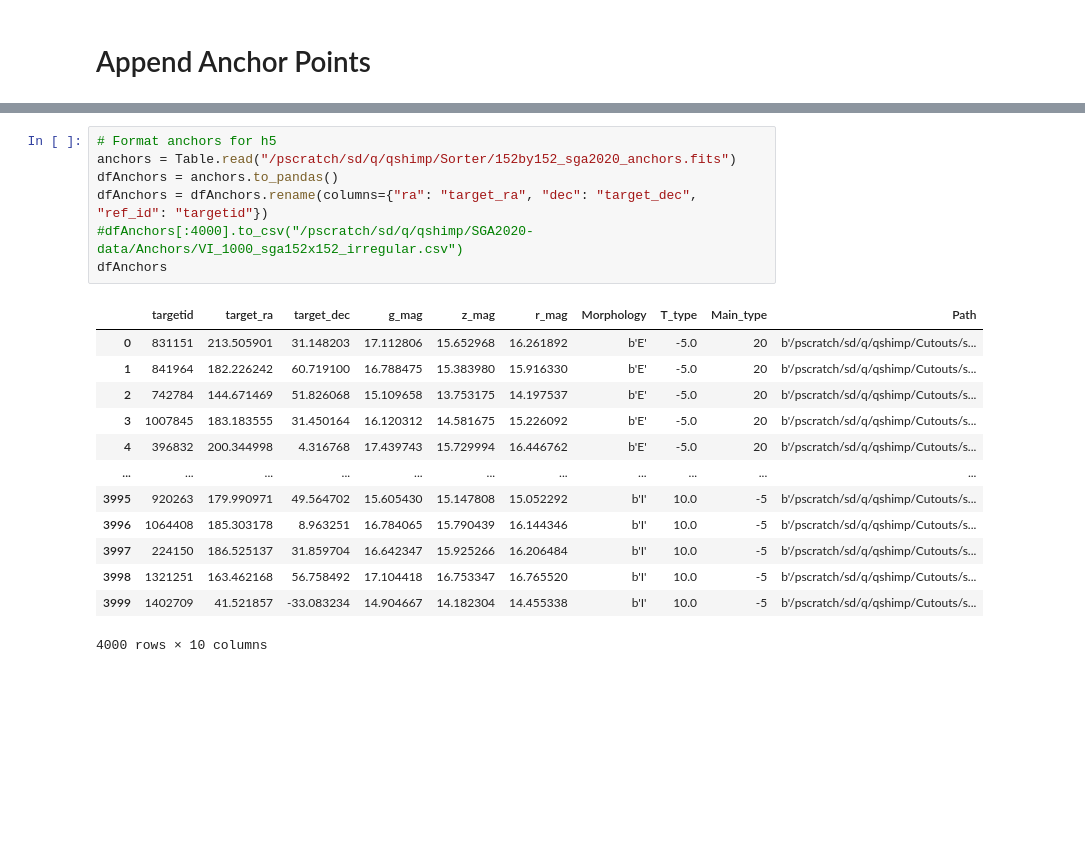
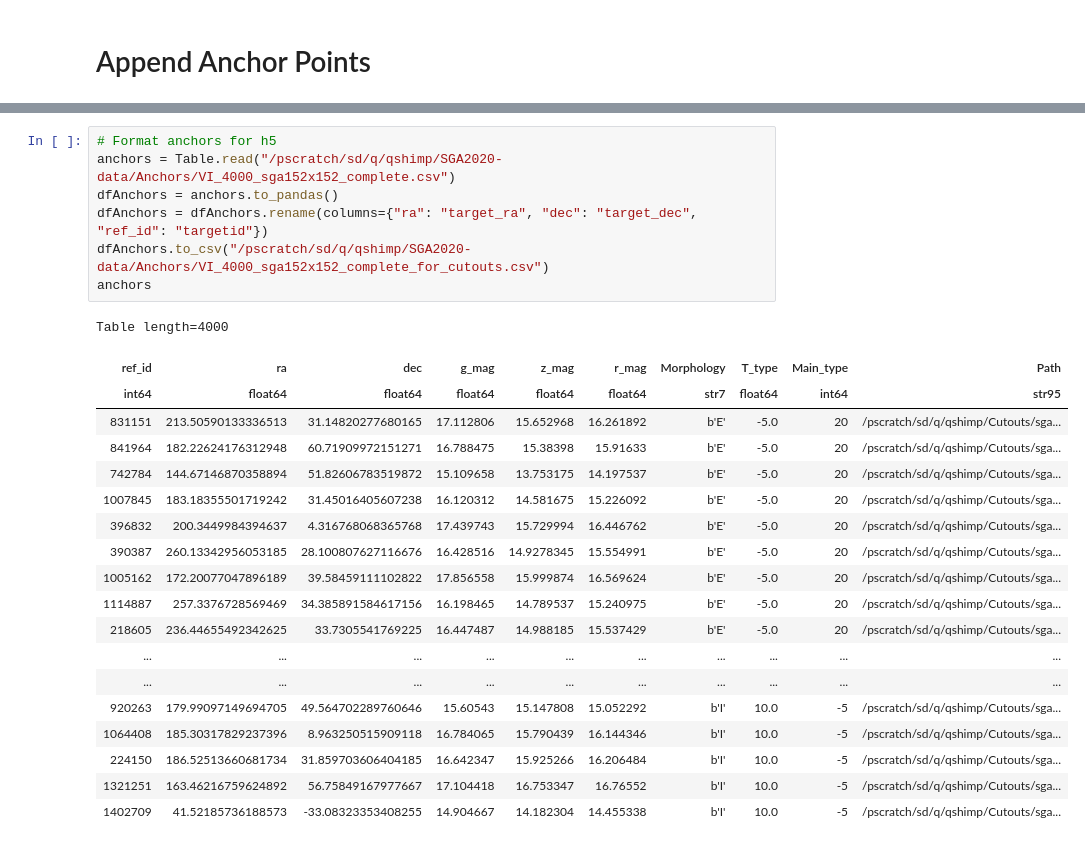
Before and after one commit to DESI-UR/morphology_classification, a Jupyter notebook: SGA/SGA_Cutouts.ipynb, the cells around one changed output, grey strips where cells are left out. Saved outputs shown, nothing was run; the diff lists cells and outputs as text; blank space fills up the shorter version.

```diff
--- a/SGA/SGA_Cutouts.ipynb
+++ b/SGA/SGA_Cutouts.ipynb
@@ -263,24 +236,30 @@ dfTargets
 # %%
 # Format anchors for h5
-anchors = Table.read("/pscratch/sd/q/qshimp/Sorter/152by152_sga2020_anchors.fits")
+anchors = Table.read("/pscratch/sd/q/qshimp/SGA2020-data/Anchors/VI_4000_sga152x152_complete.csv")
 dfAnchors = anchors.to_pandas()
 dfAnchors = dfAnchors.rename(columns={"ra": "target_ra", "dec": "target_dec", "ref_id": "targetid"})
-#dfAnchors[:4000].to_csv("/pscratch/sd/q/qshimp/SGA2020-data/Anchors/VI_1000_sga152x152_irregular.csv")
-dfAnchors
+dfAnchors.to_csv("/pscratch/sd/q/qshimp/SGA2020-data/Anchors/VI_4000_sga152x152_complete_for_cutouts.csv")
+anchors
 # %% [output]
+Table length=4000
-|  | targetid | target_ra | target_dec | g_mag | z_mag | r_mag | Morphology | T_type | Main_type | Path |
-| 0 | 831151 | 213.505901 | 31.148203 | 17.112806 | 15.652968 | 16.261892 | b'E' | -5.0 | 20 | b'/pscratch/sd/q/qshimp/Cutouts/s... |
-| 1 | 841964 | 182.226242 | 60.719100 | 16.788475 | 15.383980 | 15.916330 | b'E' | -5.0 | 20 | b'/pscratch/sd/q/qshimp/Cutouts/s... |
-| 2 | 742784 | 144.671469 | 51.826068 | 15.109658 | 13.753175 | 14.197537 | b'E' | -5.0 | 20 | b'/pscratch/sd/q/qshimp/Cutouts/s... |
-| 3 | 1007845 | 183.183555 | 31.450164 | 16.120312 | 14.581675 | 15.226092 | b'E' | -5.0 | 20 | b'/pscratch/sd/q/qshimp/Cutouts/s... |
-| 4 | 396832 | 200.344998 | 4.316768 | 17.439743 | 15.729994 | 16.446762 | b'E' | -5.0 | 20 | b'/pscratch/sd/q/qshimp/Cutouts/s... |
-| ... | ... | ... | ... | ... | ... | ... | ... | ... | ... | ... |
-| 3995 | 920263 | 179.990971 | 49.564702 | 15.605430 | 15.147808 | 15.052292 | b'I' | 10.0 | -5 | b'/pscratch/sd/q/qshimp/Cutouts/s... |
-| 3996 | 1064408 | 185.303178 | 8.963251 | 16.784065 | 15.790439 | 16.144346 | b'I' | 10.0 | -5 | b'/pscratch/sd/q/qshimp/Cutouts/s... |
-| 3997 | 224150 | 186.525137 | 31.859704 | 16.642347 | 15.925266 | 16.206484 | b'I' | 10.0 | -5 | b'/pscratch/sd/q/qshimp/Cutouts/s... |
-| 3998 | 1321251 | 163.462168 | 56.758492 | 17.104418 | 16.753347 | 16.765520 | b'I' | 10.0 | -5 | b'/pscratch/sd/q/qshimp/Cutouts/s... |
-| 3999 | 1402709 | 41.521857 | -33.083234 | 14.904667 | 14.182304 | 14.455338 | b'I' | 10.0 | -5 | b'/pscratch/sd/q/qshimp/Cutouts/s... |
+| ref_id | ra | dec | g_mag | z_mag | r_mag | Morphology | T_type | Main_type | Path |
+| int64 | float64 | float64 | float64 | float64 | float64 | str7 | float64 | int64 | str95 |
+| 831151 | 213.50590133336513 | 31.14820277680165 | 17.112806 | 15.652968 | 16.261892 | b'E' | -5.0 | 20 | /pscratch/sd/q/qshimp/Cutouts/sga... |
+| 841964 | 182.22624176312948 | 60.71909972151271 | 16.788475 | 15.38398 | 15.91633 | b'E' | -5.0 | 20 | /pscratch/sd/q/qshimp/Cutouts/sga... |
+| 742784 | 144.67146870358894 | 51.82606783519872 | 15.109658 | 13.753175 | 14.197537 | b'E' | -5.0 | 20 | /pscratch/sd/q/qshimp/Cutouts/sga... |
+| 1007845 | 183.18355501719242 | 31.45016405607238 | 16.120312 | 14.581675 | 15.226092 | b'E' | -5.0 | 20 | /pscratch/sd/q/qshimp/Cutouts/sga... |
+| 396832 | 200.3449984394637 | 4.316768068365768 | 17.439743 | 15.729994 | 16.446762 | b'E' | -5.0 | 20 | /pscratch/sd/q/qshimp/Cutouts/sga... |
+| 390387 | 260.13342956053185 | 28.100807627116676 | 16.428516 | 14.9278345 | 15.554991 | b'E' | -5.0 | 20 | /pscratch/sd/q/qshimp/Cutouts/sga... |
+| 1005162 | 172.20077047896189 | 39.58459111102822 | 17.856558 | 15.999874 | 16.569624 | b'E' | -5.0 | 20 | /pscratch/sd/q/qshimp/Cutouts/sga... |
+| 1114887 | 257.3376728569469 | 34.385891584617156 | 16.198465 | 14.789537 | 15.240975 | b'E' | -5.0 | 20 | /pscratch/sd/q/qshimp/Cutouts/sga... |
+| 218605 | 236.44655492342625 | 33.7305541769225 | 16.447487 | 14.988185 | 15.537429 | b'E' | -5.0 | 20 | /pscratch/sd/q/qshimp/Cutouts/sga... |
+| ... | ... | ... | ... | ... | ... | ... | ... | ... | ... |
+| ... | ... | ... | ... | ... | ... | ... | ... | ... | ... |
+| 920263 | 179.99097149694705 | 49.564702289760646 | 15.60543 | 15.147808 | 15.052292 | b'I' | 10.0 | -5 | /pscratch/sd/q/qshimp/Cutouts/sga... |
+| 1064408 | 185.30317829237396 | 8.963250515909118 | 16.784065 | 15.790439 | 16.144346 | b'I' | 10.0 | -5 | /pscratch/sd/q/qshimp/Cutouts/sga... |
+| 224150 | 186.52513660681734 | 31.859703606404185 | 16.642347 | 15.925266 | 16.206484 | b'I' | 10.0 | -5 | /pscratch/sd/q/qshimp/Cutouts/sga... |
+| 1321251 | 163.46216759624892 | 56.75849167977667 | 17.104418 | 16.753347 | 16.76552 | b'I' | 10.0 | -5 | /pscratch/sd/q/qshimp/Cutouts/sga... |
+| 1402709 | 41.52185736188573 | -33.08323353408255 | 14.904667 | 14.182304 | 14.455338 | b'I' | 10.0 | -5 | /pscratch/sd/q/qshimp/Cutouts/sga... |
-4000 rows × 10 columns
 # %%
 withAnchors = pd.concat([dfTargets, dfAnchors], ignore_index=True)
 withAnchors.loc[750, 'targetid'] = 2019760 # changing a conflicting pair of ref_id and sga_id
```
Also changed, not shown: parts of 7 cells of this notebook, 47 other files.
